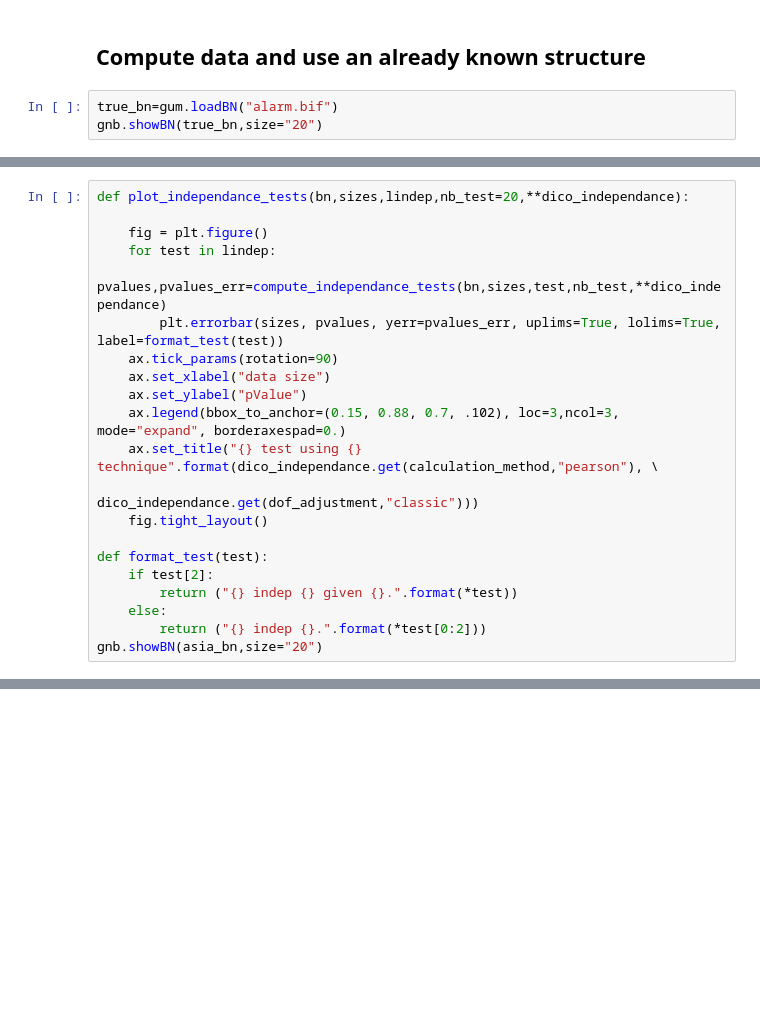
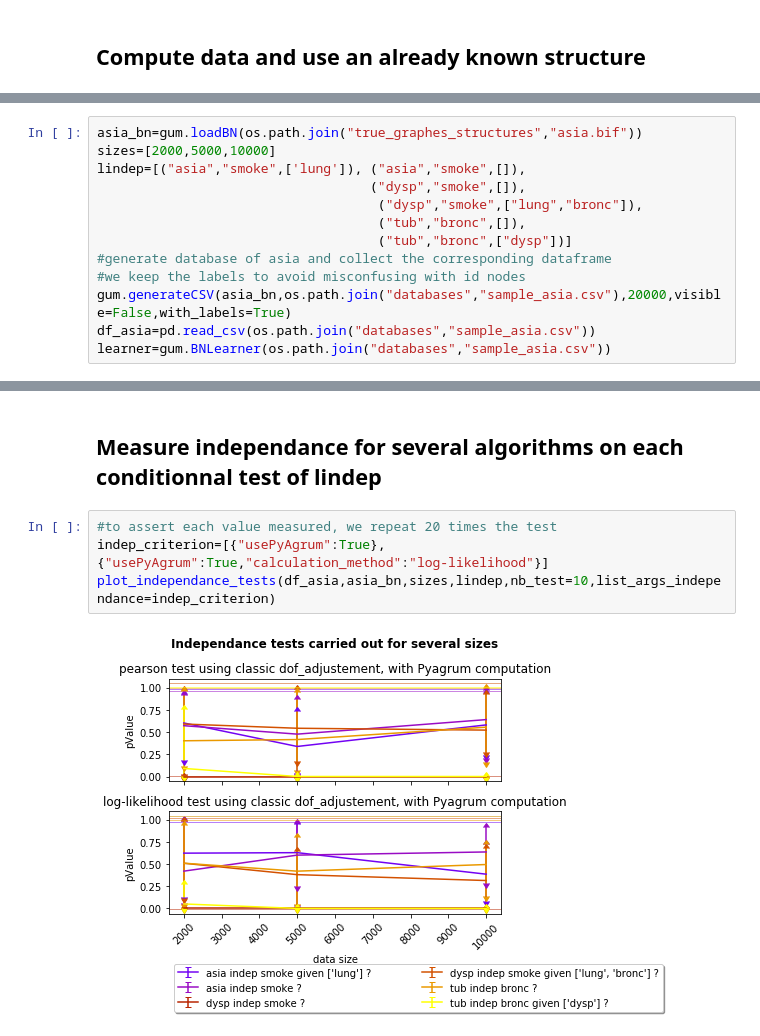
Before and after one commit to bastienchassagnol/algo_H2PC, a Jupyter notebook: Compare_learning_structure_algorithms.ipynb, the cells around one changed output, grey strips where cells are left out. Saved outputs shown, nothing was run; the diff lists cells and outputs as text; blank space fills up the shorter version.

```diff
--- a/Compare_learning_structure_algorithms.ipynb
+++ b/Compare_learning_structure_algorithms.ipynb
@@ -19,5 +19,2 @@ NameError: name 'FlowLayout' is not defined
 # %% [markdown]
 ## Compute data and use an already known structure
-# %%
-true_bn=gum.loadBN("alarm.bif")
-gnb.showBN(true_bn,size="20")
@@ -66,21 +20,0 @@ def compute_independance_tests(bn,sizes,test,nb_test=20,**dico_independance):
-# %%
-def plot_independance_tests(bn,sizes,lindep,nb_test=20,**dico_independance):
-
-    fig = plt.figure()
-    for test in lindep:
-        pvalues,pvalues_err=compute_independance_tests(bn,sizes,test,nb_test,**dico_independance)
-        plt.errorbar(sizes, pvalues, yerr=pvalues_err, uplims=True, lolims=True, label=format_test(test))
-    ax.tick_params(rotation=90)
-    ax.set_xlabel("data size")
-    ax.set_ylabel("pValue")
-    ax.legend(bbox_to_anchor=(0.15, 0.88, 0.7, .102), loc=3,ncol=3, mode="expand", borderaxespad=0.)
-    ax.set_title("{} test using {} technique".format(dico_independance.get(calculation_method,"pearson"), \
-                                                     dico_independance.get(dof_adjustment,"classic")))
-    fig.tight_layout()
-
-def format_test(test):
-    if test[2]:
-        return ("{} indep {} given {}.".format(*test))
-    else:
-        return ("{} indep {}.".format(*test[0:2]))
-gnb.showBN(asia_bn,size="20")
@@ -158,0 +21,13 @@ gnb.sideBySide(gnb.getBNDiff(bn_3off2,bn_3off2_constrained))
+# %%
+asia_bn=gum.loadBN(os.path.join("true_graphes_structures","asia.bif"))
+sizes=[2000,5000,10000]
+lindep=[("asia","smoke",['lung']), ("asia","smoke",[]),
+                                   ("dysp","smoke",[]),
+                                    ("dysp","smoke",["lung","bronc"]),
+                                    ("tub","bronc",[]),
+                                    ("tub","bronc",["dysp"])]
+#generate database of asia and collect the corresponding dataframe
+#we keep the labels to avoid misconfusing with id nodes
+gum.generateCSV(asia_bn,os.path.join("databases","sample_asia.csv"),20000,visible=False,with_labels=True)
+df_asia=pd.read_csv(os.path.join("databases","sample_asia.csv"))
+learner=gum.BNLearner(os.path.join("databases","sample_asia.csv"))
@@ -158,0 +53,8 @@ gnb.sideBySide(gnb.getBNDiff(bn_3off2,bn_3off2_constrained))
+# %% [markdown]
+## Measure independance for several algorithms on each conditionnal test of lindep
+# %%
+#to assert each value measured, we repeat 20 times the test
+indep_criterion=[{"usePyAgrum":True},{"usePyAgrum":True,"calculation_method":"log-likelihood"}]
+plot_independance_tests(df_asia,asia_bn,sizes,lindep,nb_test=10,list_args_independance=indep_criterion)
+# %% [output]
+[figure, added]
```
Also changed, not shown: parts of 41 cells of this notebook, 29 other files.
